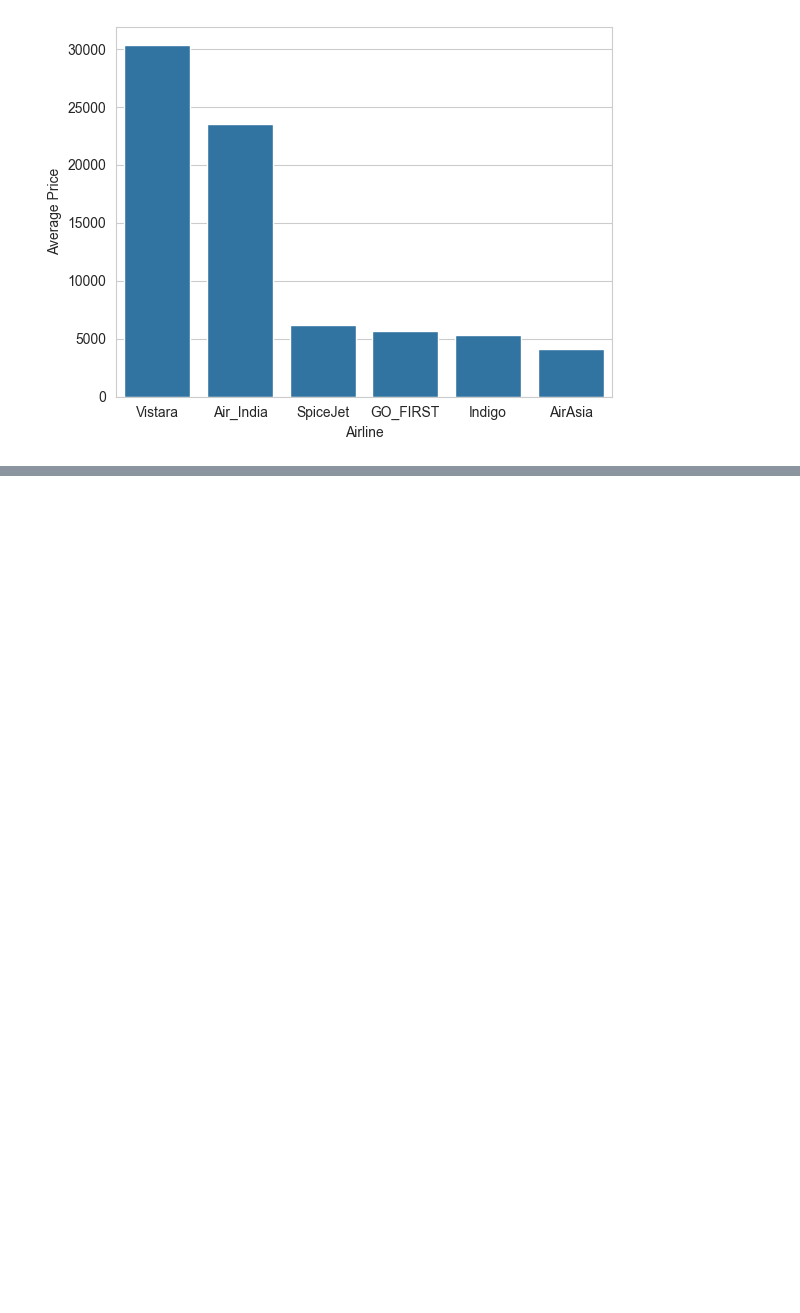
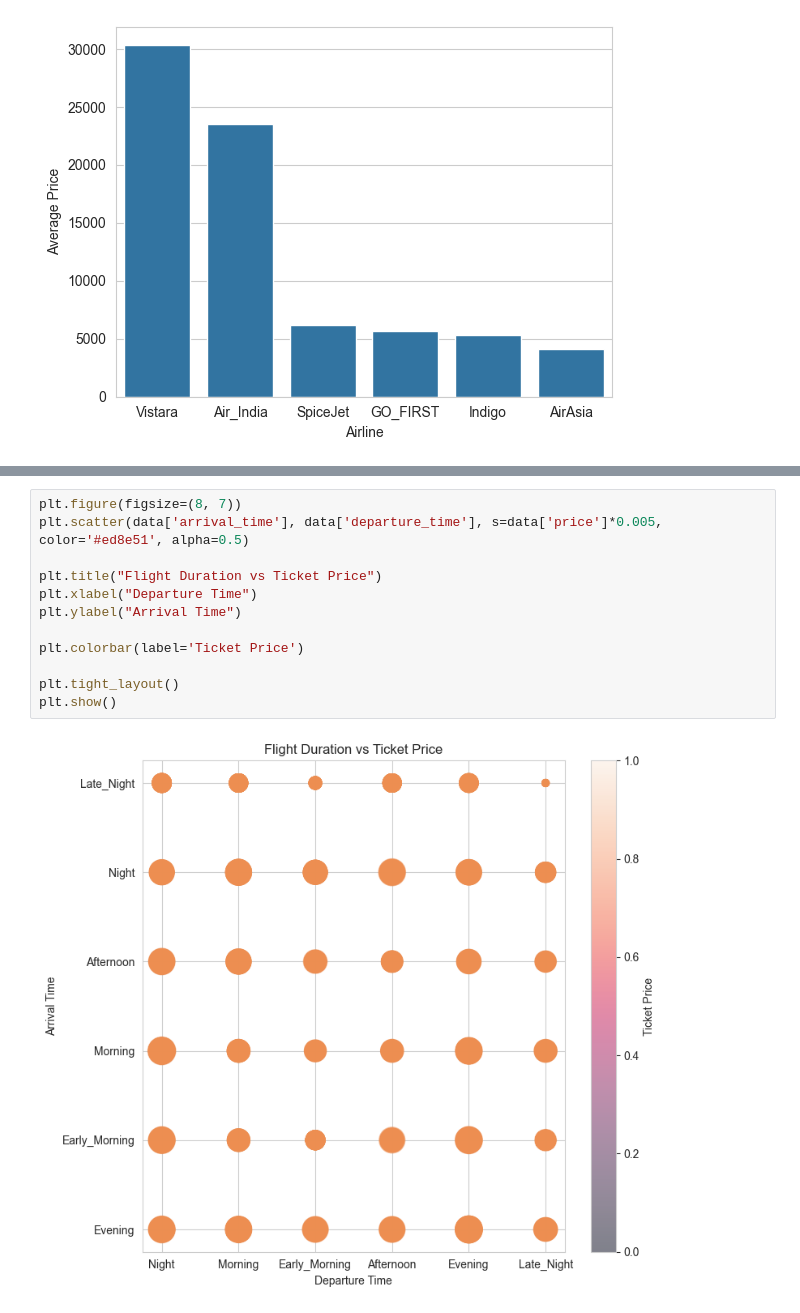
Before and after one commit to gmarinns/flight-price, a Jupyter notebook: Flight-Prices.ipynb, the cells around one changed output, grey strips where cells are left out. Cells and saved outputs as stored; diff of their text form; blank space fills up the shorter version.

```diff
--- a/Flight-Prices.ipynb
+++ b/Flight-Prices.ipynb
@@ -141,0 +147,14 @@ data_days
+# %%
+plt.figure(figsize=(8, 7))
+plt.scatter(data['arrival_time'], data['departure_time'], s=data['price']*0.005, color='#ed8e51', alpha=0.5)
+
+plt.title("Flight Duration vs Ticket Price")
+plt.xlabel("Departure Time")
+plt.ylabel("Arrival Time")
+
+plt.colorbar(label='Ticket Price')
+
+plt.tight_layout()
+plt.show()
+# %% [output]
+[figure, added]
```
Also changed, not shown: parts of 8 cells of this notebook.
